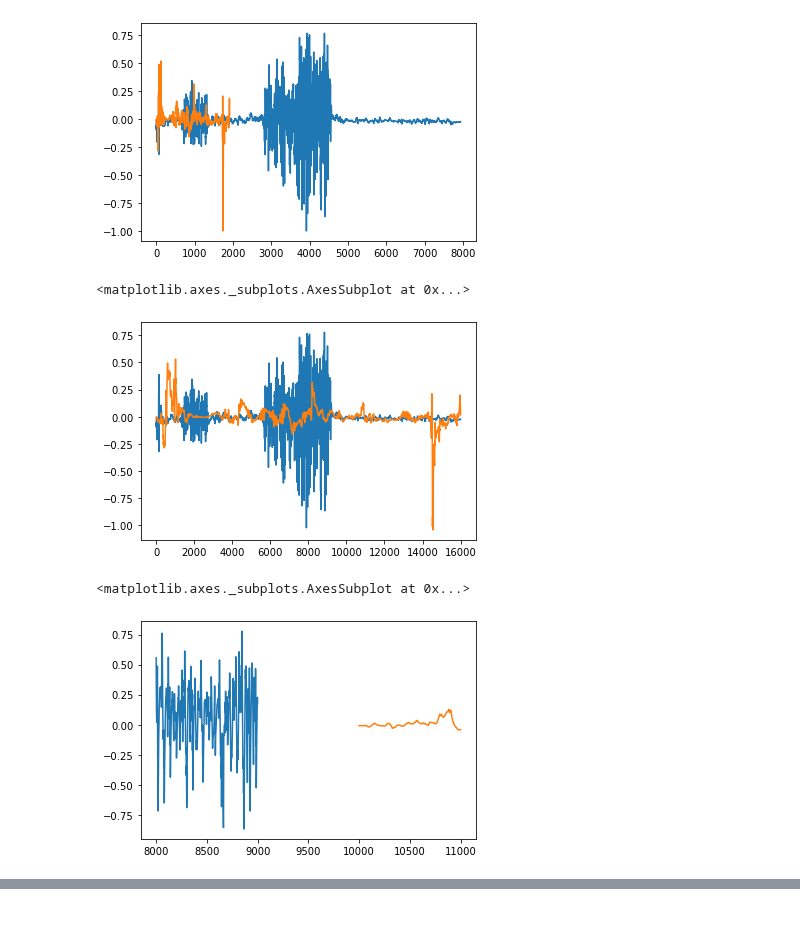
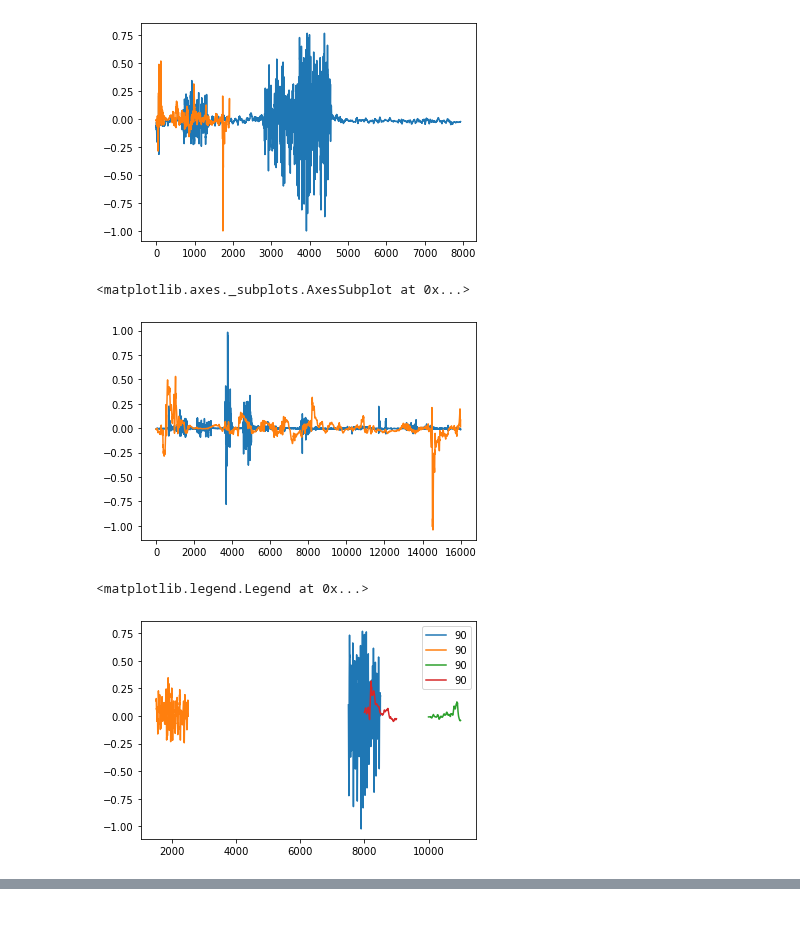
Before and after one commit to Gwyrm/emoove, a Jupyter notebook: python/test_modelisation.ipynb, the cells around one changed output, grey strips where cells are left out. Saved outputs shown, nothing was run; the diff lists cells and outputs as text; code cells hidden in the pictures.

```diff
--- a/python/test_modelisation.ipynb
+++ b/python/test_modelisation.ipynb
@@ -202,7 +217,7 @@ for f in list_csv:
     m = pd.DataFrame(function(np.linspace(0,df.shape[0]-1,16000)))
     m.to_csv(path_csv_norm_interp_data + '/' + f)
 # %%
-f = 'marche_p_5Char00.bvh.csv'
+f = '12Char00.bvh.csv'
 df = pd.read_csv(path_csv_norm_interp_data + '/' + f, index_col=0)
 df['90'].plot()
 
@@ -211,11 +226,15 @@ df1 = pd.read_csv(path_csv_norm_interp_data + '/' + f, index_col=0)
 df1['90'].plot()
 # %% [output]
 <matplotlib.axes._subplots.AxesSubplot at 0x...>
-[figure, old version]
+[figure, new version]
 # %%
-df['90'][8000:9000].plot()
+df['90'][7500:8500].plot()
+df['90'][1500:2500].plot()
 df1['90'][10000:11000].plot()
+df1['90'][8000:9000].plot()
+
+plt.legend()
 # %% [output]
-<matplotlib.axes._subplots.AxesSubplot at 0x...>
+<matplotlib.legend.Legend at 0x...>
-[figure, old version]
+[figure, new version]
 # %%
```
Also changed, not shown: parts of 14 cells of this notebook, 23 other files.
